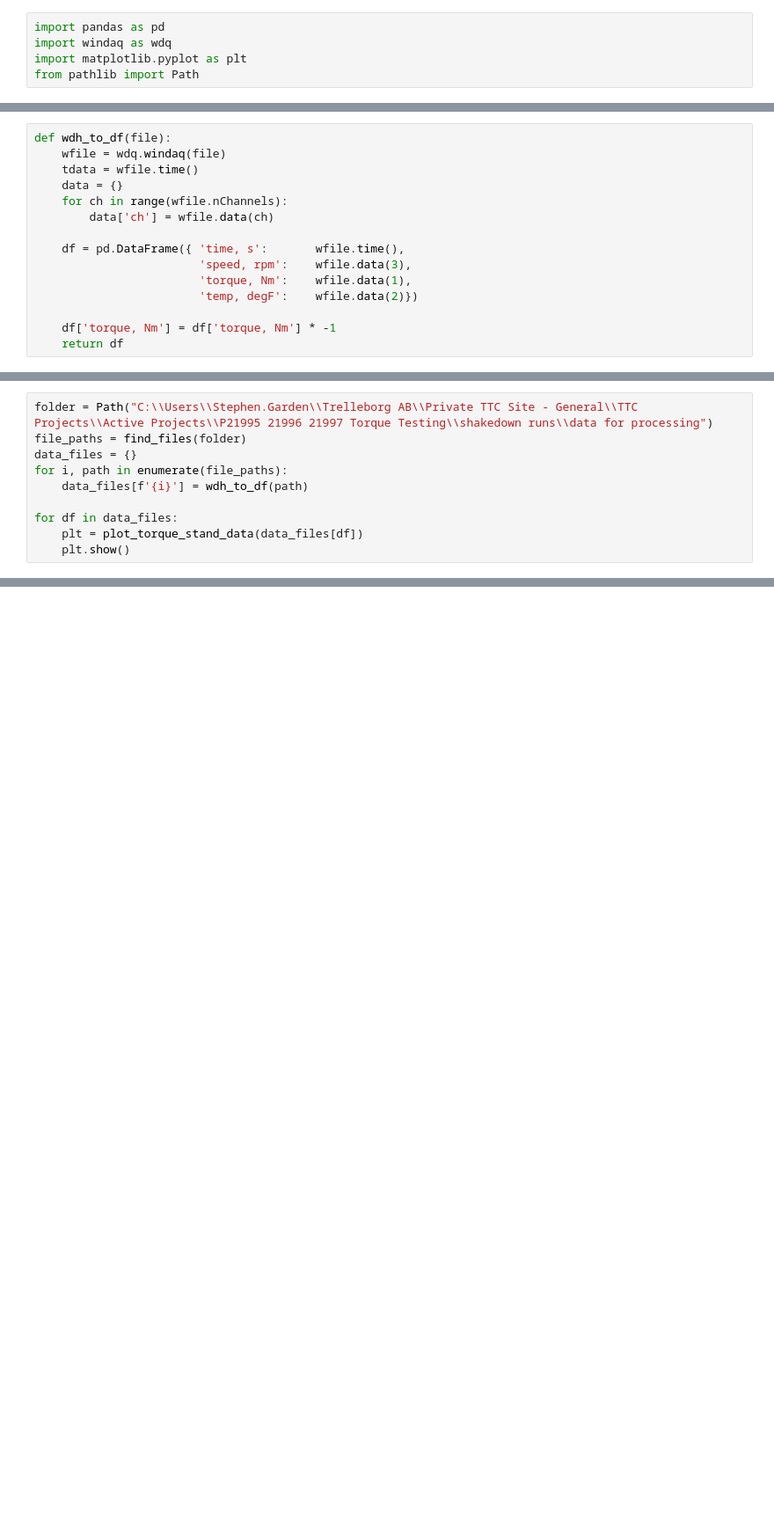
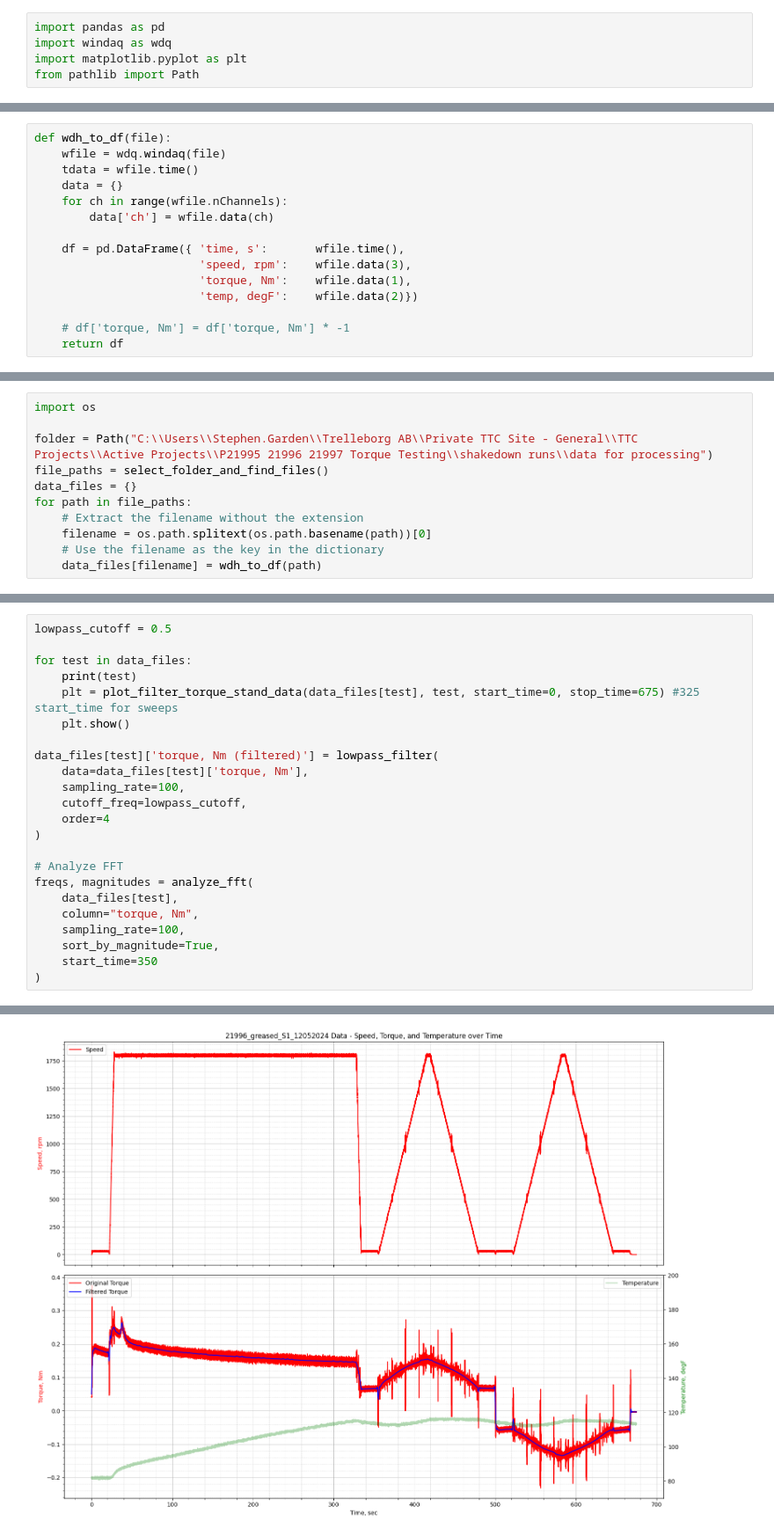
Before and after one commit to SvenPaterson/WinDAQExplorer, a Jupyter notebook: main.ipynb, the cells around one changed output, grey strips where cells are left out. Shown: that part at 88% size. Saved outputs shown, nothing was run; the diff lists cells and outputs as text; blank space fills up the shorter version.

```diff
--- a/main.ipynb
+++ b/main.ipynb
@@ -49,6 +49,6 @@ def wdh_to_df(file):
                         'torque, Nm':    wfile.data(1),
                         'temp, degF':    wfile.data(2)})
 
-    df['torque, Nm'] = df['torque, Nm'] * -1
+    # df['torque, Nm'] = df['torque, Nm'] * -1
     return df
 # %%
@@ -87,10 +134,11 @@ def plot_torque_stand_data(df, start_time=0, stop_time=0):
 # %%
+import os
+
 folder = Path("C:\\Users\\Stephen.Garden\\Trelleborg AB\\Private TTC Site - General\\TTC Projects\\Active Projects\\P21995 21996 21997 Torque Testing\\shakedown runs\\data for processing")
-file_paths = find_files(folder)
+file_paths = select_folder_and_find_files()
 data_files = {}
-for i, path in enumerate(file_paths):
-    data_files[f'{i}'] = wdh_to_df(path)
-
-for df in data_files:
-    plt = plot_torque_stand_data(data_files[df])
-    plt.show()
+for path in file_paths:
+    # Extract the filename without the extension
+    filename = os.path.splitext(os.path.basename(path))[0]
+    # Use the filename as the key in the dictionary
+    data_files[filename] = wdh_to_df(path)
@@ -98,0 +282,24 @@ for df in data_files:
+# %%
+lowpass_cutoff = 0.5
+
+for test in data_files:
+    print(test)
+    plt = plot_filter_torque_stand_data(data_files[test], test, start_time=0, stop_time=675) #325 start_time for sweeps
+    plt.show()
+
+data_files[test]['torque, Nm (filtered)'] = lowpass_filter(
+    data=data_files[test]['torque, Nm'],
+    sampling_rate=100,
+    cutoff_freq=lowpass_cutoff,
+    order=4
+)
+
+# Analyze FFT
+freqs, magnitudes = analyze_fft(
+    data_files[test],
+    column="torque, Nm",
+    sampling_rate=100,
+    sort_by_magnitude=True,
+    start_time=350
+)
+# %% [output]
@@ -98,0 +307 @@ for df in data_files:
+[figure, added]
```
Also changed, not shown: parts of 5 cells of this notebook, 1 other file.
